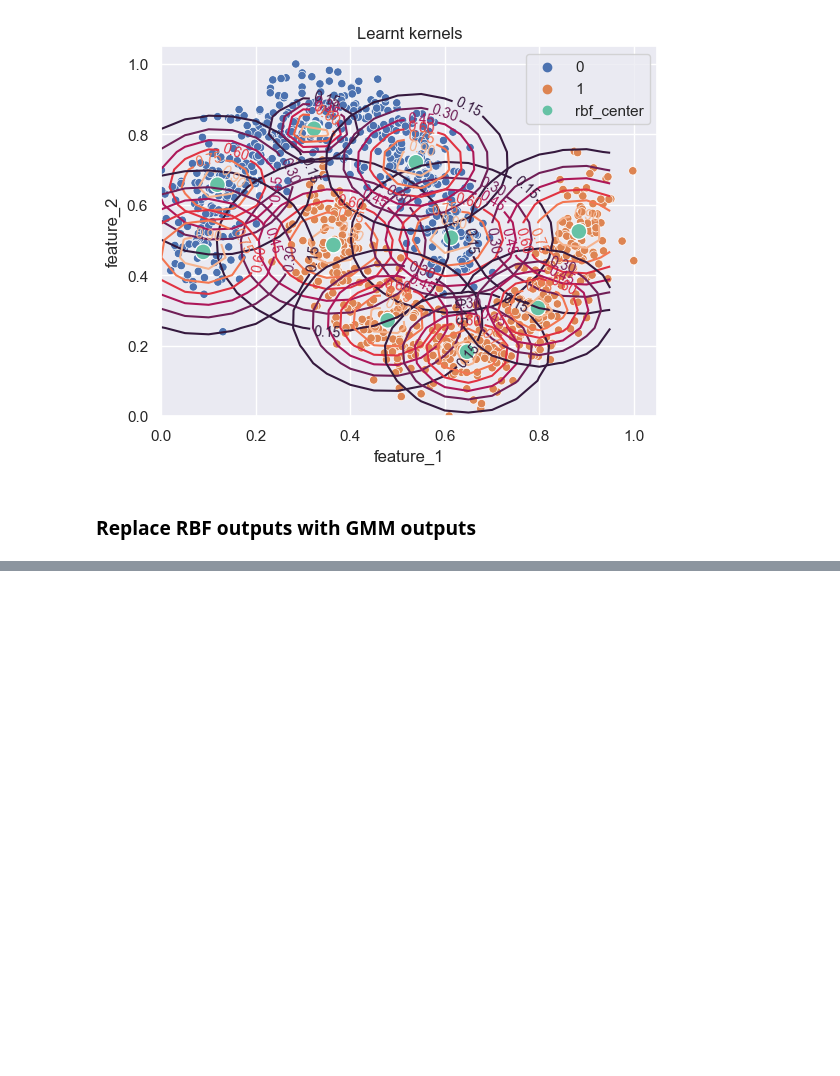
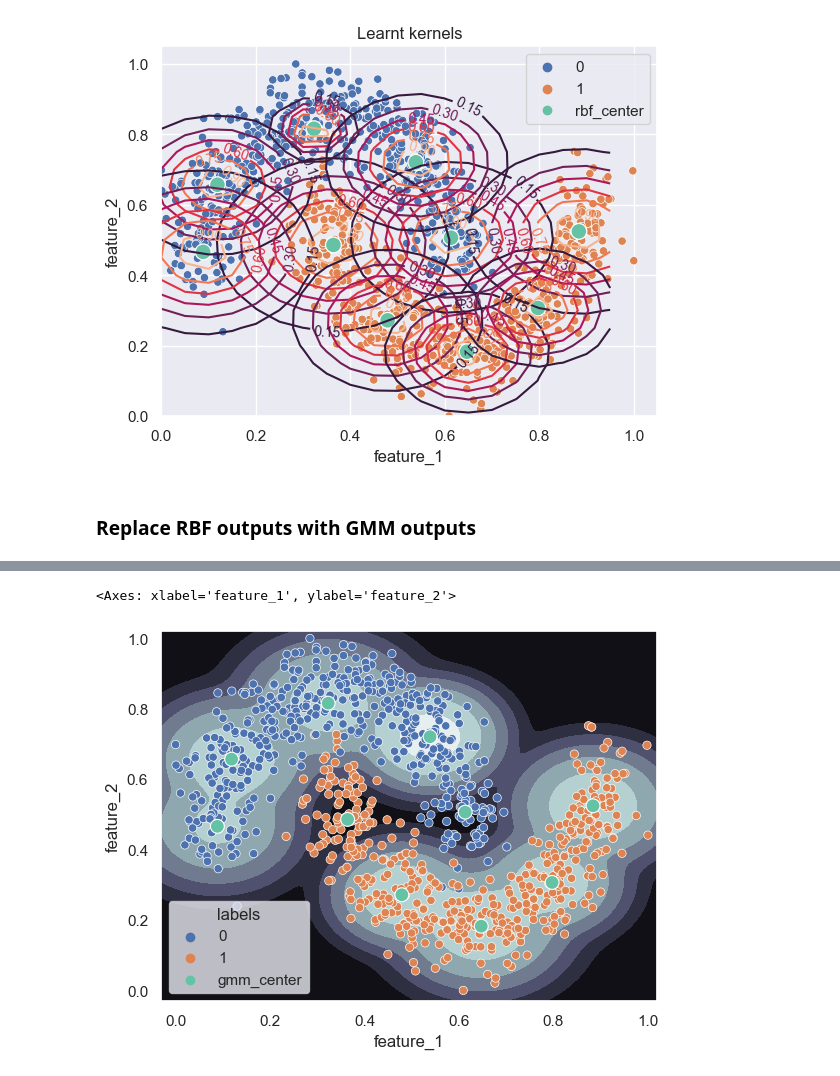
Before and after one commit to SLeathersII/RbfNN_CCU, a Jupyter notebook: rbf_ccu.ipynb, the cells around one changed output, grey strips where cells are left out. Saved outputs shown, nothing was run; the diff lists cells and outputs as text; code cells hidden in the pictures; blank space fills up the shorter version.

```diff
--- a/rbf_ccu.ipynb
+++ b/rbf_ccu.ipynb
@@ -548,0 +498,12 @@ plot_conf(Rgmm, data, label, device=device)
+# %%
+Rgmm.to('cpu')
+df2 = pd.DataFrame(Rgmm.gmm.mu.detach().cpu(), columns=['feature_1', 'feature_2'])
+df2['labels'] = ['gmm_center']*n_centers
+
+z = torch.logsumexp(Rgmm.gmm(torch.tensor(points)), dim=0).detach().view(len(x), len(y)).T
+plt.contourf(x,y,z, cmap=plt.cm.bone)
+moons_scatter()
+sns.scatterplot(data = df2, x = 'feature_1', y = 'feature_2', hue = 'labels', palette='Set2', s = 100)
+# %% [output]
+<Axes: xlabel='feature_1', ylabel='feature_2'>
+[figure, added]
```
Also changed, not shown: parts of 11 cells of this notebook, 4 other files.
